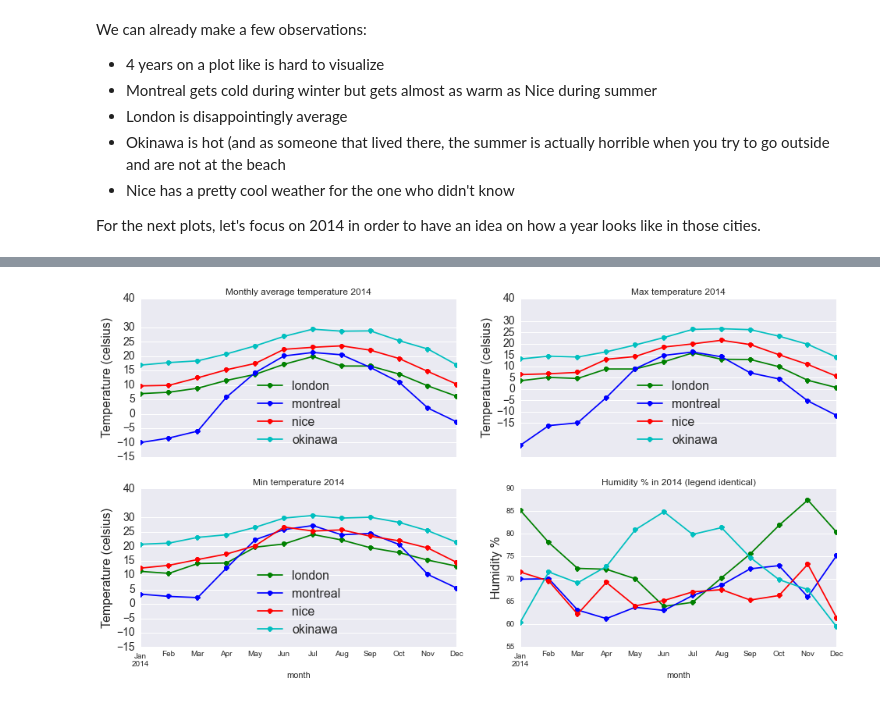
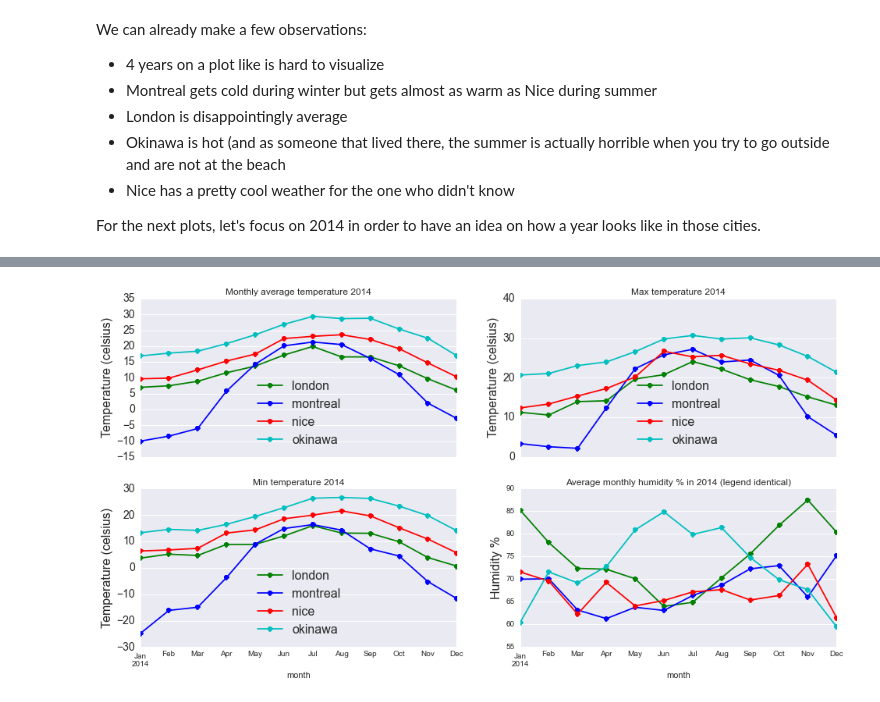
Before and after one commit to Keats/cities-article, a Jupyter notebook: Comparison.ipynb, the cells around one changed output, grey strips where cells are left out. Drawn from its saved outputs; the diff is of its cells as text; code cells hidden in the pictures.

```diff
--- a/Comparison.ipynb
+++ b/Comparison.ipynb
@@ -153,33 +153,33 @@ weather_2014.head()
 # %%
 plt.figure(figsize=(16, 8))
 ax = plt.subplot(221)
 
 plot_grouped_by(weather_2014, 'avg_temp')
-plt.yticks([-15, -10, -5, 0, 5, 10, 15, 20, 25, 30, 40], fontsize=14)
+plt.yticks([-15, -10, -5, 0, 5, 10, 15, 20, 25, 30, 35], fontsize=14)
 plt.legend(fontsize=16, loc="lower center")
 plt.title("Monthly average temperature 2014")
 _ = plt.ylabel("Temperature (celsius)", fontsize=16)
 
 ax2 = plt.subplot(222)
 
 plot_grouped_by(weather_2014, 'max_temp')
-plt.yticks([-15, -10, -5, 0, 5, 10, 15, 20, 25, 30, 40], fontsize=14)
+plt.yticks([0, 10, 20, 30, 40], fontsize=14)
 plt.legend(fontsize=16, loc="lower center")
 plt.title("Max temperature 2014")
 _ = plt.ylabel("Temperature (celsius)", fontsize=16)
 
 ax3 = plt.subplot(223)
 
 plot_grouped_by(weather_2014, 'min_temp')
-plt.yticks([-15, -10, -5, 0, 5, 10, 15, 20, 25, 30, 40], fontsize=14)
+plt.yticks([-30, -20, -10, 0, 10, 20, 30], fontsize=14)
 plt.legend(fontsize=16, loc="lower center")
 plt.title("Min temperature 2014")
 _ = plt.ylabel("Temperature (celsius)", fontsize=16)
 
 ax4 = plt.subplot(224)
 
 plot_grouped_by(weather_2014, 'humidity')
-plt.title("Humidity % in 2014 (legend identical)")
+plt.title("Average monthly humidity % in 2014 (legend identical)")
 _ = plt.ylabel("Humidity %", fontsize=16)
 # %% [output]
-[figure, old version]
+[figure, new version]
```
Also changed, not shown: parts of 7 cells of this notebook, 4 other files.
